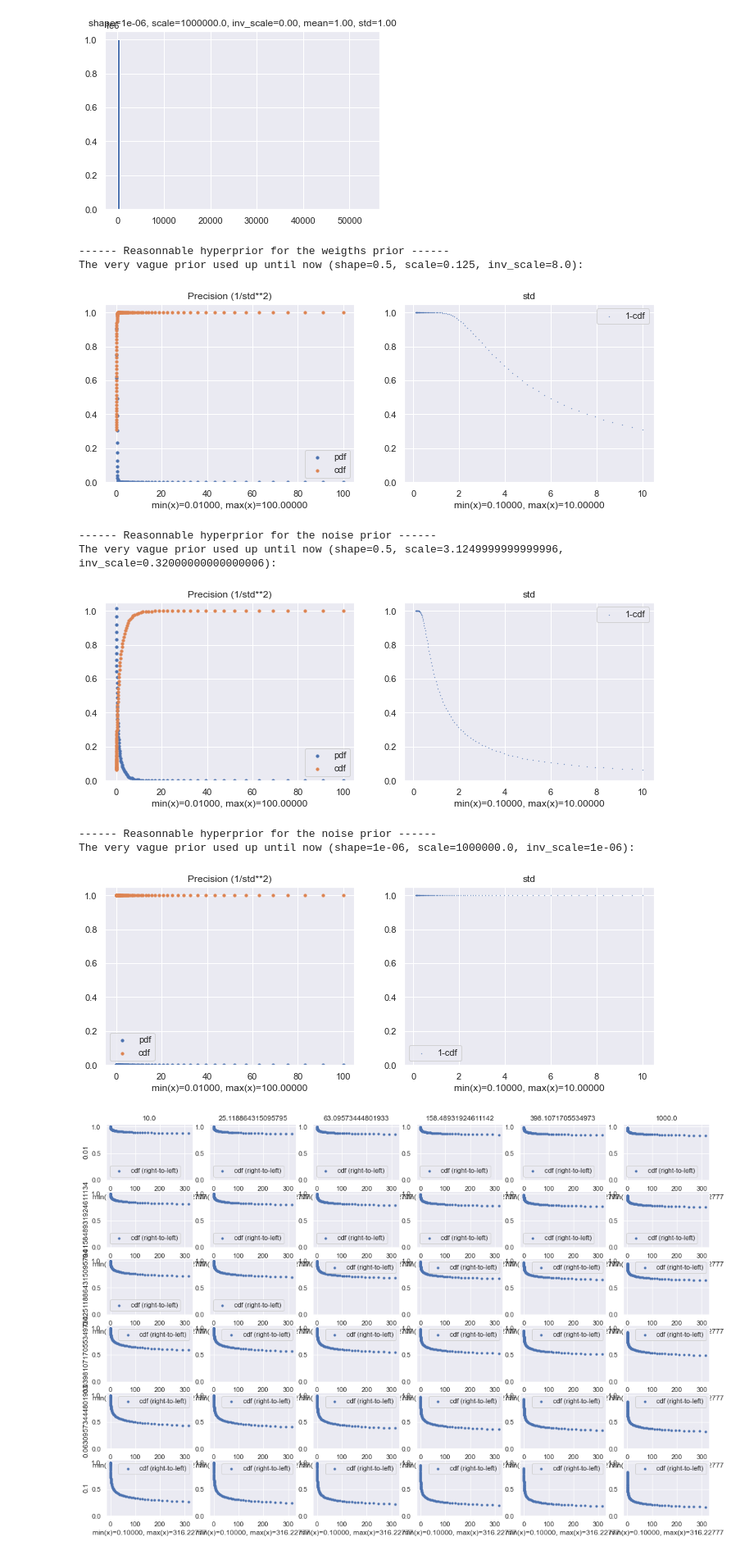
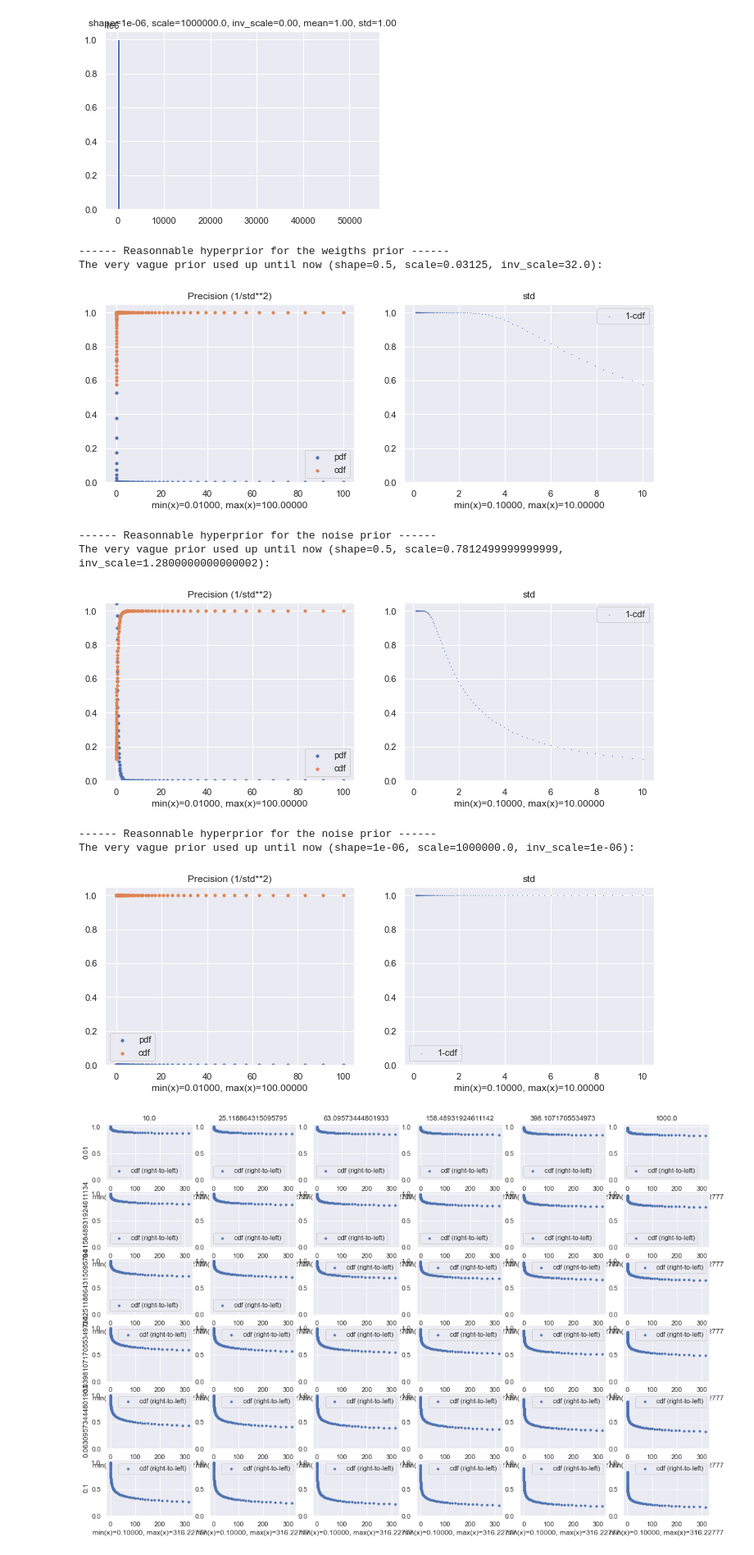
Before and after one commit to FLClab/bandit-optimization, a Jupyter notebook: Regression theory.ipynb, the cells around one changed output. Shown at 82% size. Drawn from its saved outputs; the diff is of its cells as text; code cells hidden in the pictures.

```diff
--- a/Regression theory.ipynb
+++ b/Regression theory.ipynb
@@ -325,39 +322,39 @@ def plot_gamma(x, shape, scale):
 x = np.logspace(-2,2,100, base=10)
 
 
 
 print("------ Reasonnable hyperprior for the weigths prior ------")
 N = 1
-obs_std = 4
+obs_std = 8
 shape = N/2
 scale = 1/(shape*obs_std**2)
 print(f"The very vague prior used up until now (shape={shape}, scale={scale}, inv_scale={1/scale}):")
 plot_gamma(x, shape, scale)
 
 print("------ Reasonnable hyperprior for the noise prior ------")
 
 N = 1
-obs_std = 0.8
+obs_std = 1.6
 shape = N/2
 scale = 1/(shape*obs_std**2)
 print(f"The very vague prior used up until now (shape={shape}, scale={scale}, inv_scale={1/scale}):")
 plot_gamma(x, shape, scale)
 
 
 print("------ Reasonnable hyperprior for the noise prior ------")
 
 
 shape = 1e-6
 scale = 1/1e-6
 print(f"The very vague prior used up until now (shape={shape}, scale={scale}, inv_scale={1/scale}):")
 plot_gamma(x, shape, scale)
 # %% [output]
 ------ Reasonnable hyperprior for the weigths prior ------
-The very vague prior used up until now (shape=0.5, scale=0.125, inv_scale=8.0):
+The very vague prior used up until now (shape=0.5, scale=0.03125, inv_scale=32.0):
-[figure, old version]
+[figure, new version]
 ------ Reasonnable hyperprior for the noise prior ------
-The very vague prior used up until now (shape=0.5, scale=3.1249999999999996, inv_scale=0.32000000000000006):
+The very vague prior used up until now (shape=0.5, scale=0.7812499999999999, inv_scale=1.2800000000000002):
-[figure, old version]
+[figure, new version]
 ------ Reasonnable hyperprior for the noise prior ------
 The very vague prior used up until now (shape=1e-06, scale=1000000.0, inv_scale=1e-06):
 [figure]
```
Also changed, not shown: parts of 4 cells of this notebook, 1 other file.
